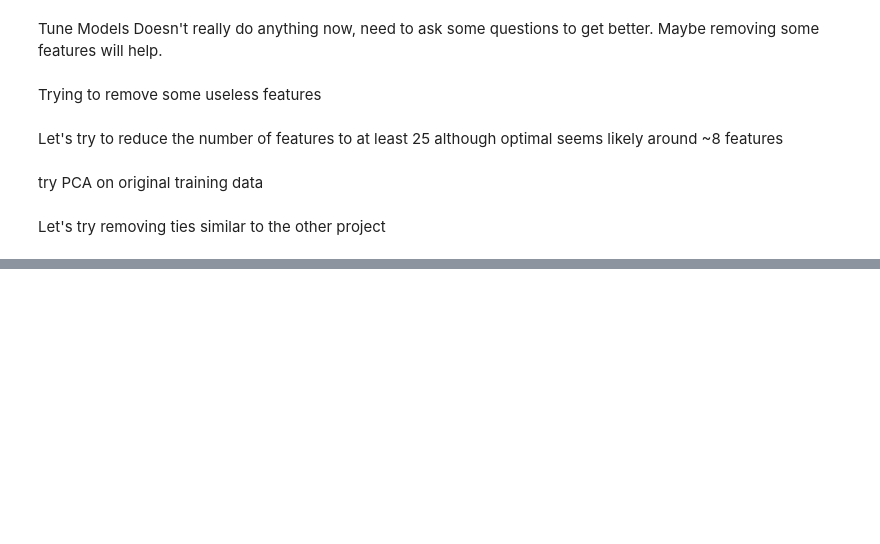
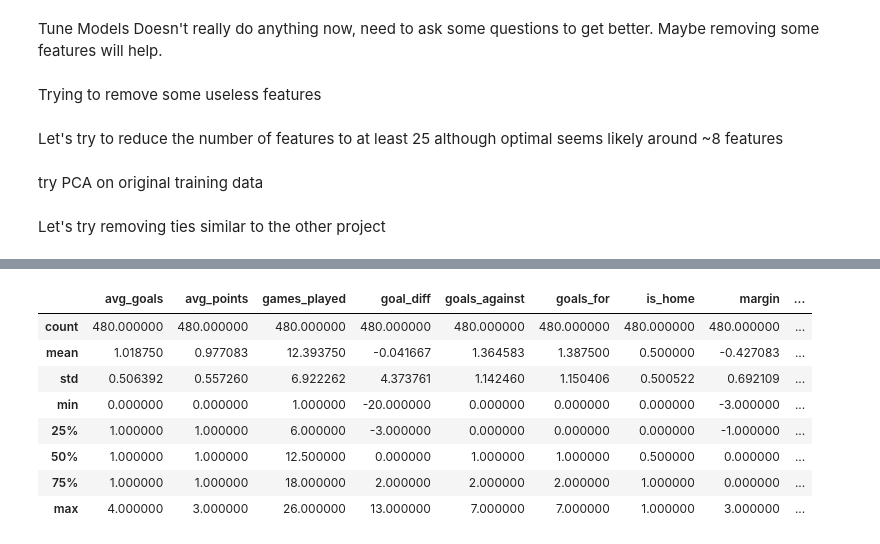
Before and after one commit to dchilders21/stats, a Jupyter notebook: src/stats/stats.ipynb, the cells around one changed output, grey strips where cells are left out. Saved outputs shown, nothing was run; the diff lists cells and outputs as text; code cells hidden in the pictures; blank space fills up the shorter version.

```diff
--- a/src/stats/stats.ipynb
+++ b/src/stats/stats.ipynb
@@ -27,7 +27,11 @@ sys.path.append('/Users/senzari/Machine_Learning/stats/src/stats')
 # print(sys.path)
 os.chdir('/Users/senzari/Machine_Learning/stats/src')
 #print(os.getcwd())
+
 # Variables
 round_number = 26
+target_col = 'points'
+ignore_cols = ['match_id', 'team_id', 'team_name', 'opp_id', 'opp_name', 'scheduled']
+testing = False
 
 from stats import form_data, match_stats, model_libs, form_model, predict_matches
@@ -50,0 +42,14 @@ Data Loaded...
+# %%
+data_csv = 'round' + str(round_number) + '.csv'
+
+if testing:
+    raw_data = form_data.run_data()
+    raw_data.to_csv(data_csv)
+    print("Raw Data Saved to CSV")
+else:
+    #Reading in a CSV adds the first index column
+    raw_data = pd.read_csv(data_csv)
+    raw_data = raw_data.drop(raw_data.columns[[0]], axis=1)
+
+pd.set_option("display.max_columns", 85)
+print('Data Loaded...')
@@ -256,0 +248,67 @@ Finished Gaussian NB Modeling
+# %%
+# ha = home-away
+standard_cols = ['games_played', 'is_home', 'avg_points', 'goals_for', 'goals_against', 'avg_goals', 'margin', 'goal_diff',
+                'win_percentage', 'sos', 'opp_avg_points', 'opp_avg_goals', 'opp_margin', 'opp_goal_diff', 'opp_win_percentage',
+                'opp_opp_record', 'points']
+# 17 each
+home_cols = ['current_team_home_possession', 'current_team_home_attacks', 'current_team_home_dangerous_attacks', 'current_team_home_yellow_card',
+            'current_team_home_corner_kicks', 'current_team_home_shots_on_target', 'current_team_home_shots_total', 'current_team_home_ball_safe',
+            'current_team_home_played', 'current_opp_away_attacks', 'current_opp_away_dangerous_attacks', 'current_opp_away_yellow_card',
+            'current_opp_away_corner_kicks', 'current_opp_away_shots_on_target', 'current_opp_away_shots_total', 'current_opp_away_ball_safe',
+            'current_opp_away_played']
+away_cols = ['current_team_away_possession', 'current_team_away_attacks', 'current_team_away_dangerous_attacks', 'current_team_away_yellow_card',
+            'current_team_away_corner_kicks', 'current_team_away_shots_on_target', 'current_team_away_shots_total', 'current_team_away_ball_safe',
+            'current_team_away_played', 'current_opp_home_attacks', 'current_opp_home_dangerous_attacks', 'current_opp_home_yellow_card', 'current_opp_home_corner_kicks',
+             'current_opp_home_shots_on_target', 'current_opp_home_shots_total', 'current_opp_home_ball_safe', 'current_opp_home_played']
+
+def rename_column(label):
+    if label.count('_home_') > 0:
+        new_name = label.replace('_home_', '_')
+    elif label.count('_away_') > 0:
+        new_name = label.replace('_away_', '_')
+    return new_name
+
+# Creates new column list for merged columns
+merged_cols = []
+
+for cols in home_cols:
+    merged_cols.append(rename_column(cols))
+
+# Creates a Home and Away Table with Standard and Home/Away Columns.  Will evenutally merge together
+ha_data = model_libs._clone_and_drop(raw_data, ignore_cols)
+home_data = ha_data.loc[ha_data.loc[:, 'is_home'] == 1, standard_cols + home_cols]
+away_data = ha_data.loc[ha_data.loc[:, 'is_home'] == 0, standard_cols + away_cols]
+
+#display(away_data.describe())
+#display(home_data.describe())
+
+# Appends the Home Table with the Away Table
+ha_data = home_data.append(away_data)
+
+def pick_column(home, away):
+    if np.isnan(home):
+        return away
+    elif np.isnan(away):
+        return home
+
+# Combine Home/Away Columns into one for Current Team and Opponent.  Cuts down on Features
+# Adds from whatever column that doesn't have Nan
+for c in range(len(merged_cols)):
+    ha_data[merged_cols[c]] = ha_data.apply(lambda row: pick_column(row[home_cols[c]], row[away_cols[c]]), axis=1 )
+
+ha_data = ha_data.drop(home_cols + away_cols, axis=1)
+
+display(ha_data.describe())
+
+print(ha_data.shape)
+#(y, X) = model_libs._extract_target(home_away_data, target_col)
+# %% [output]
+|  | avg_goals | avg_points | games_played | goal_diff | goals_against | goals_for | is_home | margin | ... |
+| count | 480.000000 | 480.000000 | 480.000000 | 480.000000 | 480.000000 | 480.000000 | 480.000000 | 480.000000 | ... |
+| mean | 1.018750 | 0.977083 | 12.393750 | -0.041667 | 1.364583 | 1.387500 | 0.500000 | -0.427083 | ... |
+| std | 0.506392 | 0.557260 | 6.922262 | 4.373761 | 1.142460 | 1.150406 | 0.500522 | 0.692109 | ... |
+| min | 0.000000 | 0.000000 | 1.000000 | -20.000000 | 0.000000 | 0.000000 | 0.000000 | -3.000000 | ... |
+| 25% | 1.000000 | 1.000000 | 6.000000 | -3.000000 | 0.000000 | 0.000000 | 0.000000 | -1.000000 | ... |
+| 50% | 1.000000 | 1.000000 | 12.500000 | 0.000000 | 1.000000 | 1.000000 | 0.500000 | 0.000000 | ... |
+| 75% | 1.000000 | 1.000000 | 18.000000 | 2.000000 | 2.000000 | 2.000000 | 1.000000 | 0.000000 | ... |
+| max | 4.000000 | 3.000000 | 26.000000 | 13.000000 | 7.000000 | 7.000000 | 1.000000 | 3.000000 | ... |
```
Also changed, not shown: parts of 14 cells of this notebook, 46 other files.
